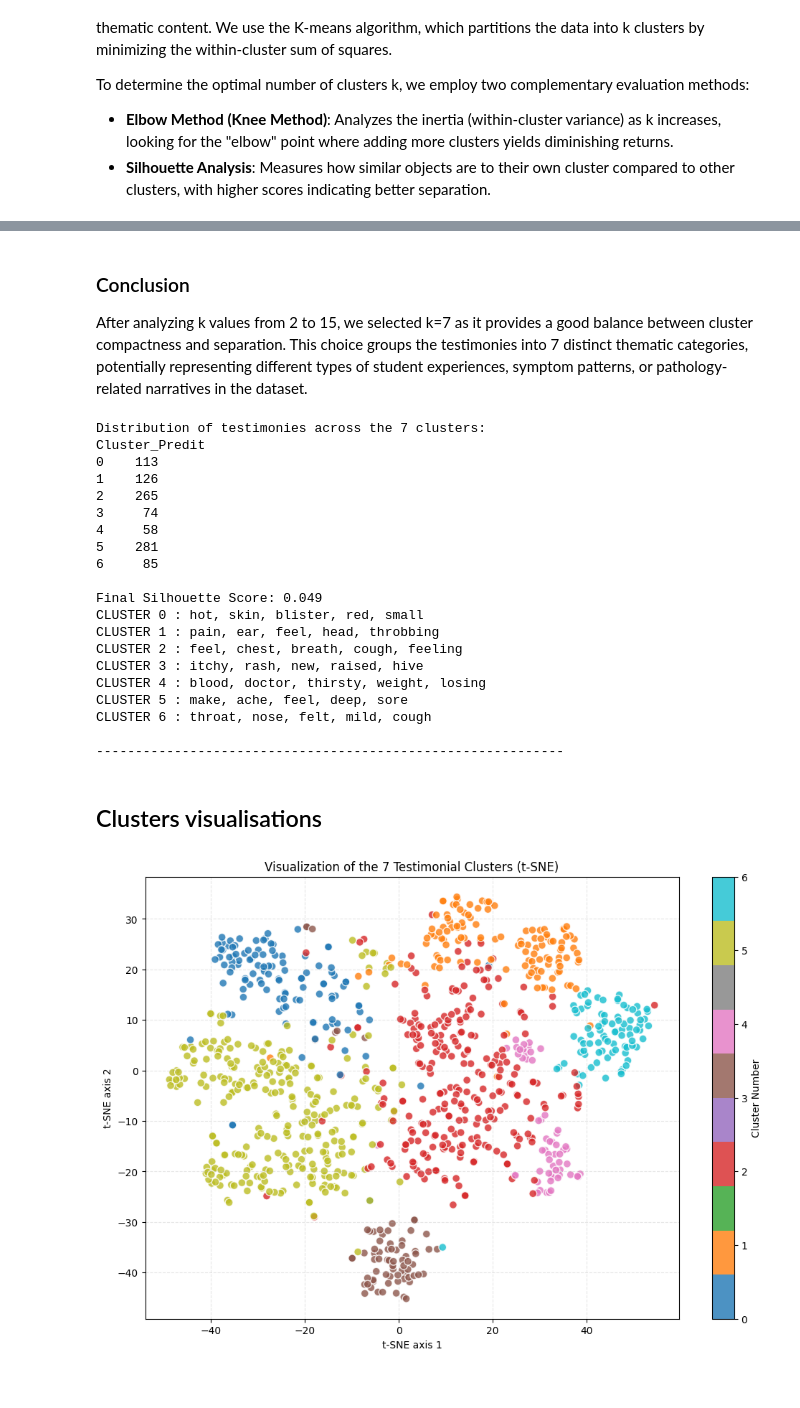
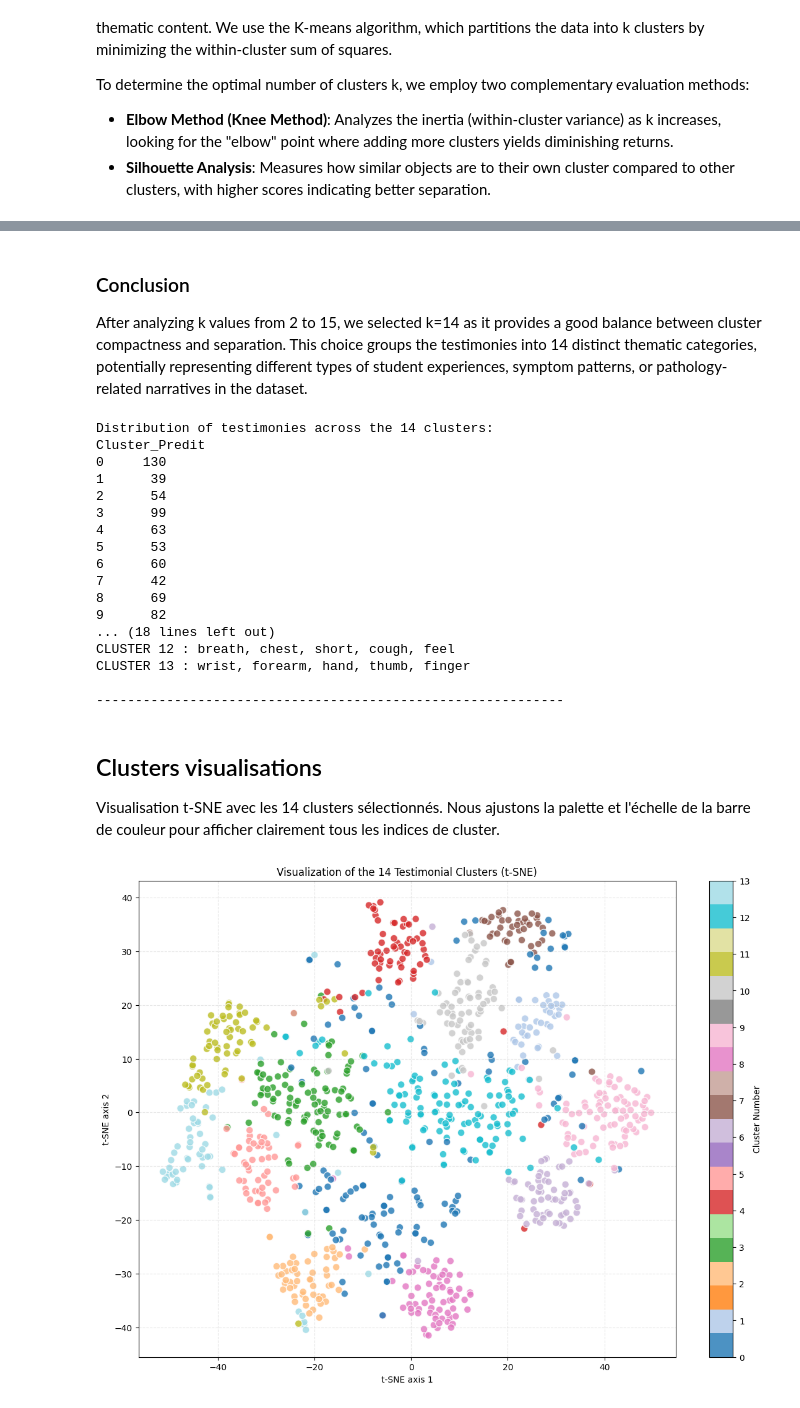
Before and after one commit to Ridwane777/medical-vision-ml, a Jupyter notebook: unsupervised_learning/Student_Dataset_preprocessing.ipynb, the cells around one changed output, grey strips where cells are left out. Cells and saved outputs as stored; diff of their text form; code cells hidden in the pictures.

```diff
--- a/unsupervised_learning/Student_Dataset_preprocessing.ipynb
+++ b/unsupervised_learning/Student_Dataset_preprocessing.ipynb
@@ -56,9 +53,4 @@ In this block we apply robust cleaning and pre-processing with NLTK:
 # %%
-nltk.download('stopwords', quiet=True)
-nltk.download('punkt', quiet=True)
-nltk.download('wordnet', quiet=True)
-nltk.download('omw-1.4', quiet=True)
-
 # Lecture du fichier avec gestion des lignes mal formatées
 
 df_clean = pd.read_csv('../Student_Dataset.csv', header=None, names=['ID', 'Code', 'Testimonies'], on_bad_lines='skip')
@@ -75,22 +67,24 @@ df_final = df_final.drop_duplicates(subset=['Testimonies'])
 
 df_final['Code'] = df_final['Code'].fillna('0x000000')
 
+# stopwords intégrés sklearn
+from sklearn.feature_extraction.text import ENGLISH_STOP_WORDS
+
 def clean_text(text):
     if not isinstance(text, str) or text.strip() == '':
         return '0x000000'
 
-    # lower, suppression ponctuation, tokenization
     text = text.lower()
+    # conserver lettres + espaces
     text = re.sub(r'[^a-z\s]', ' ', text)
+    # normaliser espaces
+    text = re.sub(r'\s+', ' ', text).strip()
 
-    tokens = word_tokenize(text)
+    # tokenisation simple via split
+    tokens = [tok for tok in text.split(' ') if tok and tok not in ENGLISH_STOP_WORDS]
 
-    # stopwords et lemmatisation
-    stop_words_set = set(stopwords.words('english'))
-    lemmatizer = WordNetLemmatizer()
-    cleaned_tokens = [lemmatizer.lemmatize(tok) for tok in tokens if tok not in stop_words_set and len(tok) > 1]
-
-    cleaned = ' '.join(cleaned_tokens).strip()
+    # Aucun lemmatiseur externe, on garde tokens bruts filtrés
+    cleaned = ' '.join(tokens).strip()
     return cleaned if cleaned else '0x000000'
 
 # Application du nettoyage
@@ -230,13 +222,13 @@ Silhouette score for k=7: 0.049
 # %% [markdown]
 ### Conclusion
 
-After analyzing k values from 2 to 15, we selected k=7 as it provides a good balance between cluster compactness and separation. This choice groups the testimonies into 7 distinct thematic categories, potentially representing different types of student experiences, symptom patterns, or pathology-related narratives in the dataset.
+After analyzing k values from 2 to 15, we selected k=14 as it provides a good balance between cluster compactness and separation. This choice groups the testimonies into 14 distinct thematic categories, potentially representing different types of student experiences, symptom patterns, or pathology-related narratives in the dataset.
 # %%
-kmeans_final = KMeans(n_clusters=7, random_state=42, n_init=10)
+kmeans_final = KMeans(n_clusters=14, random_state=42, n_init=10)
 
 df_final['Cluster_Predit'] = kmeans_final.fit_predict(X_normalized)
 
-print("Distribution of testimonies across the 7 clusters:")
+print("Distribution of testimonies across the 14 clusters:")
 print(df_final['Cluster_Predit'].value_counts().sort_index().to_string())
 
 # Calcul du score silhouette final
@@ -248,7 +240,7 @@ distances = kmeans_final.transform(X_normalized)
 # Analyse des thèmes par cluster
 feature_names = vectorizer.get_feature_names_out()
 
-for i in range(7):
+for i in range(14):
     cluster_indices = df_final['Cluster_Predit'] == i
     if cluster_indices.sum() > 0:
         # Moyenne des scores TF-IDF pour le cluster
@@ -262,53 +254,54 @@ for i in range(7):
 
 print("\n" + "-"*60)
 # %% [output]
-Distribution of testimonies across the 7 clusters:
+Distribution of testimonies across the 14 clusters:
 Cluster_Predit
-0    113
-1    126
-2    265
-3     74
-4     58
-5    281
-6     85
-
-Final Silhouette Score: 0.049
-CLUSTER 0 : hot, skin, blister, red, small
-CLUSTER 1 : pain, ear, feel, head, throbbing
-CLUSTER 2 : feel, chest, breath, cough, feeling
-CLUSTER 3 : itchy, rash, new, raised, hive
-CLUSTER 4 : blood, doctor, thirsty, weight, losing
-CLUSTER 5 : make, ache, feel, deep, sore
-CLUSTER 6 : throat, nose, felt, mild, cough
+0     130
+1      39
+2      54
+3      99
+4      63
+5      53
+6      60
+7      42
+8      69
+9      82
+... (18 lines left out)
+CLUSTER 12 : breath, chest, short, cough, feel
+CLUSTER 13 : wrist, forearm, hand, thumb, finger
 
 ------------------------------------------------------------
 # %% [markdown]
 ## Clusters visualisations
+
+Visualisation t-SNE avec les 14 clusters sélectionnés. Nous ajustons la palette et l'échelle de la barre de couleur pour afficher clairement tous les indices de cluster.
 # %%
 from sklearn.manifold import TSNE
 
 # Utilisation de t-SNE pour une meilleure visualisation des clusters
 tsne = TSNE(n_components=2, random_state=42, perplexity=30, max_iter=1000)
 coords = tsne.fit_transform(X_normalized)
 
 clusters_couleurs = df_final['Cluster_Predit']
 
-plt.figure(figsize=(12, 8))
+plt.figure(figsize=(14, 10))
 
 scatter = plt.scatter(coords[:, 0], coords[:, 1],
                       c=clusters_couleurs,
-                      cmap='tab10',  # Pour 7 clusters
+                      cmap='tab20',  # palette contenant au moins 14 couleurs
                       alpha=0.8,
                       edgecolors='w',
-                      s=60)
+                      s=70)
 
-plt.title("Visualization of the 7 Testimonial Clusters (t-SNE)")
+plt.title("Visualization of the 14 Testimonial Clusters (t-SNE)")
 plt.xlabel("t-SNE axis 1")
 plt.ylabel("t-SNE axis 2")
 
-# Légende numérotée de 0 à 6
-plt.colorbar(scatter, ticks=range(7), label="Cluster Number")
+# Légende numérotée de 0 à 13
+ticks = list(range(14))
+cb = plt.colorbar(scatter, ticks=ticks, label="Cluster Number")
+cb.set_ticklabels(ticks)
 plt.grid(True, linestyle='--', alpha=0.3)
 plt.show()
 # %% [output]
-[figure, old version]
+[figure, new version]
```
Also changed, not shown: parts of 6 cells of this notebook, 3 other files.
